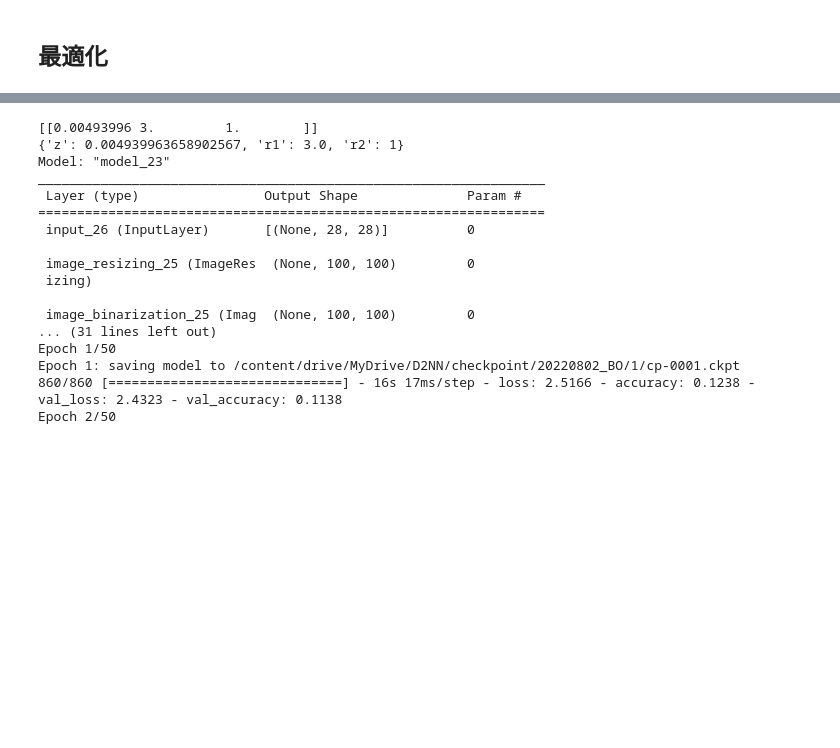
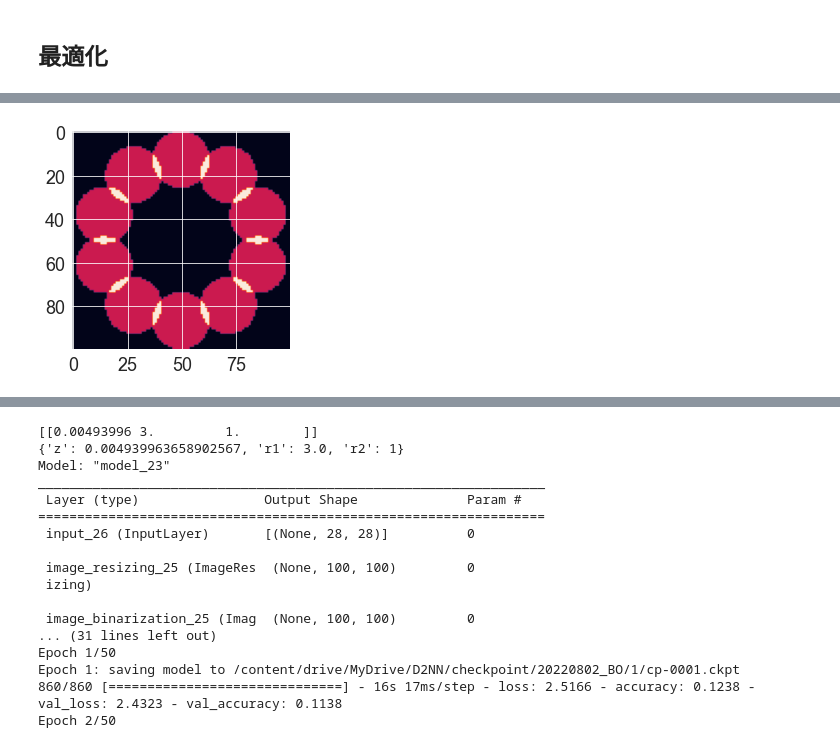
Before and after one commit to fftakumi/MOD2NN, a Jupyter notebook: train_note/20220802.ipynb, the cells around one changed output, grey strips where cells are left out. Saved outputs shown, nothing was run; the diff lists cells and outputs as text; code cells hidden in the pictures; blank space fills up the shorter version.

```diff
--- a/train_note/20220802.ipynb
+++ b/train_note/20220802.ipynb
@@ -385,0 +369,4 @@ def train(**kwargs):
+# %%
+CircleOnCircumferenceDetector.plot((100, 100), 37, 13, 10)
+# %% [output]
+[figure, added]
```
Also changed, not shown: parts of 18 cells of this notebook, 1 other file.
